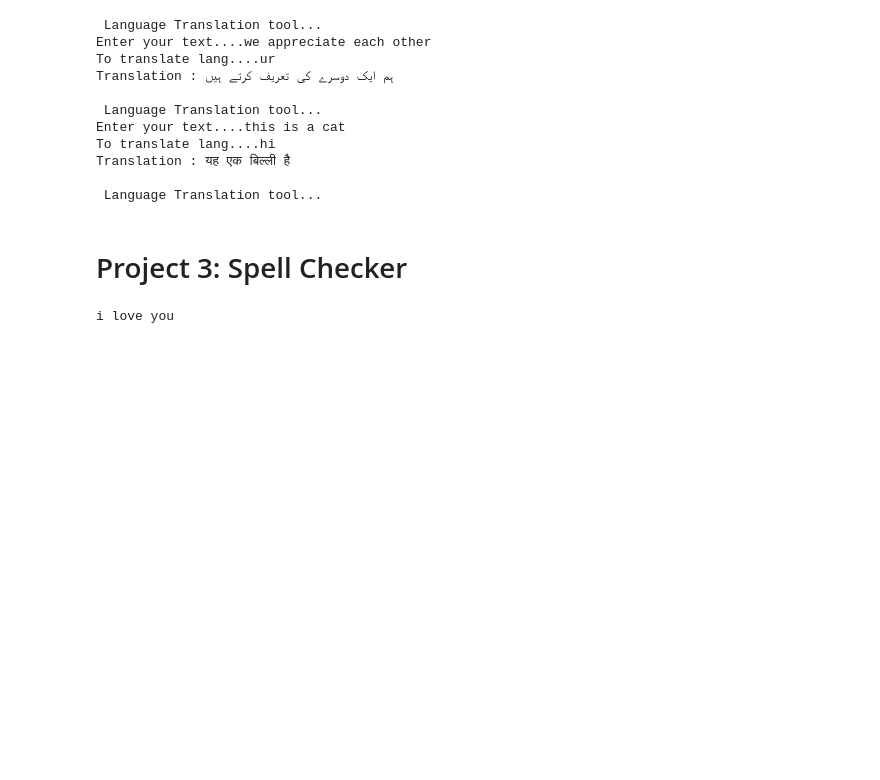
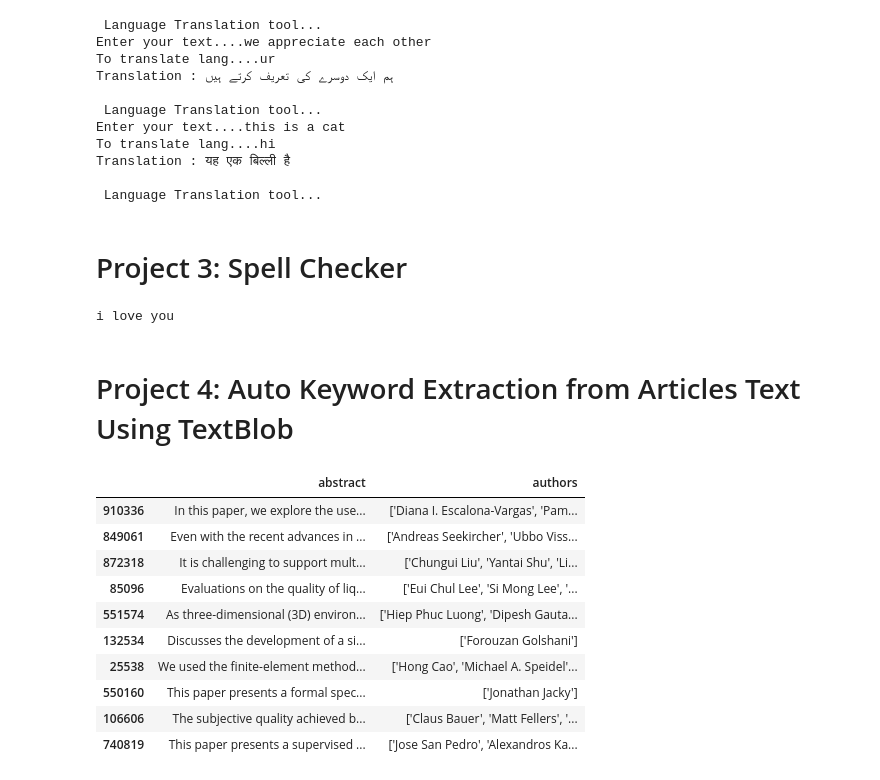
Before and after one commit to 611noorsaeed/NLP-Engineering-BootCamp, a Jupyter notebook: TextBlob Basic and 15 Projects using python.ipynb, the cells around one changed output. Saved outputs shown, nothing was run; the diff lists cells and outputs as text; code cells hidden in the pictures; blank space fills up the shorter version.

```diff
--- a/TextBlob Basic and 15 Projects using python.ipynb
+++ b/TextBlob Basic and 15 Projects using python.ipynb
@@ -496,3 +496,5 @@ if text:
 
 # Info
 st.info("This app uses TextBlob for spell checking and correction.")
+# %% [markdown]
+# Project 4: Auto Keyword Extraction from Articles Text Using TextBlob
@@ -498,0 +509,14 @@ st.info("This app uses TextBlob for spell checking and correction.")
+# %%
+df
+# %% [output]
+|  | abstract | authors |
+| 910336 | In this paper, we explore the use... | ['Diana I. Escalona-Vargas', 'Pam... |
+| 849061 | Even with the recent advances in ... | ['Andreas Seekircher', 'Ubbo Viss... |
+| 872318 | It is challenging to support mult... | ['Chungui Liu', 'Yantai Shu', 'Li... |
+| 85096 | Evaluations on the quality of liq... | ['Eui Chul Lee', 'Si Mong Lee', '... |
+| 551574 | As three-dimensional (3D) environ... | ['Hiep Phuc Luong', 'Dipesh Gauta... |
+| 132534 | Discusses the development of a si... | ['Forouzan Golshani'] |
+| 25538 | We used the finite-element method... | ['Hong Cao', 'Michael A. Speidel'... |
+| 550160 | This paper presents a formal spec... | ['Jonathan Jacky'] |
+| 106606 | The subjective quality achieved b... | ['Claus Bauer', 'Matt Fellers', '... |
+| 740819 | This paper presents a supervised ... | ['Jose San Pedro', 'Alexandros Ka... |
```
Also changed, not shown: parts of 12 cells of this notebook.
